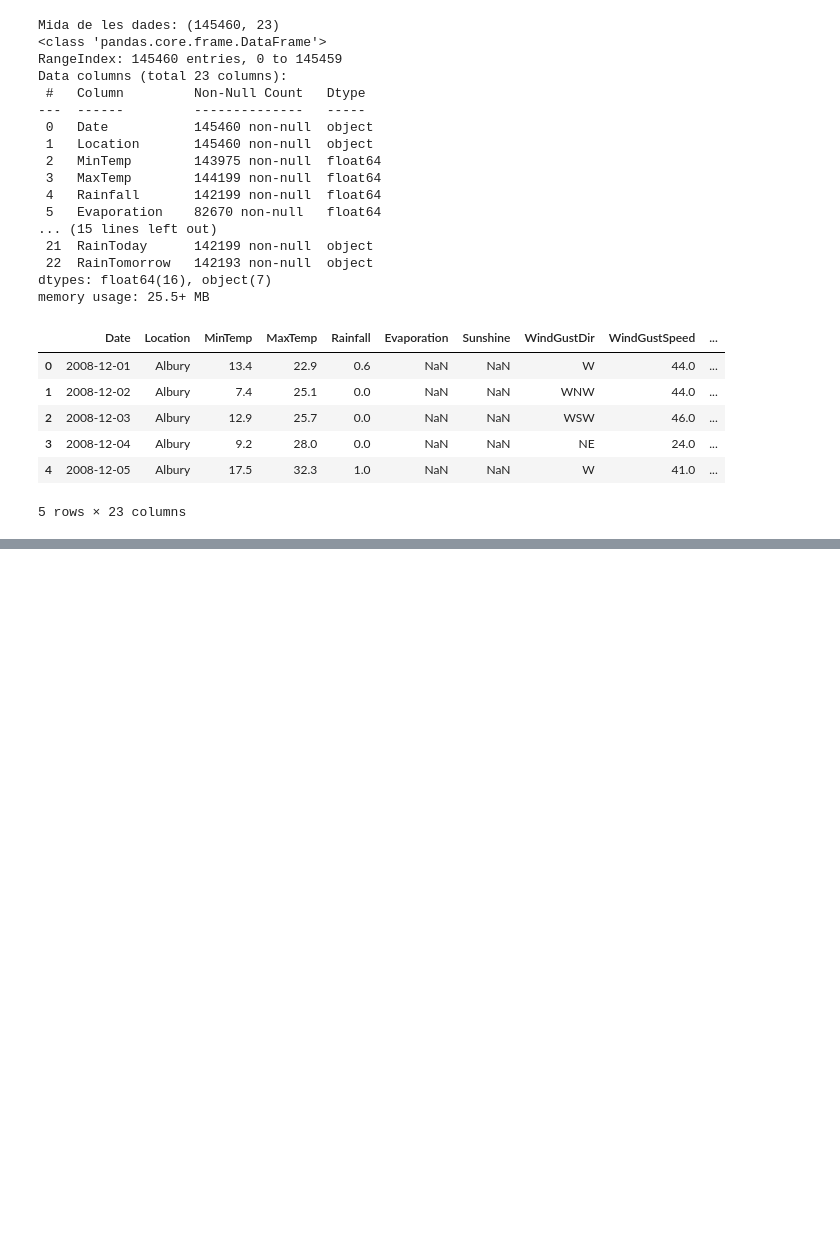
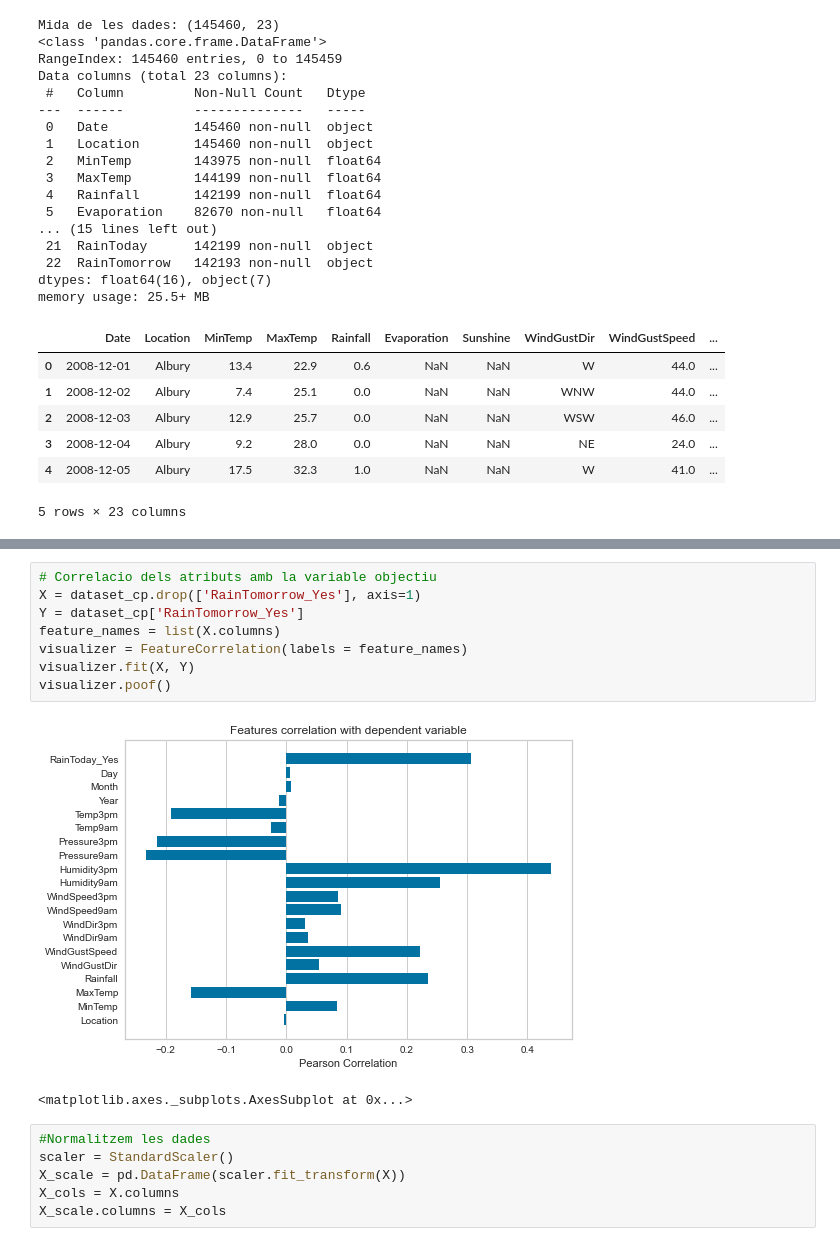
Before and after one commit to AlbaFernandezCor/Classification-wheatherAUS-dataset, a Jupyter notebook: practica2.ipynb, the cells around one changed output, grey strips where cells are left out. Drawn from its saved outputs; the diff is of its cells as text; blank space fills up the shorter version.

```diff
--- a/practica2.ipynb
+++ b/practica2.ipynb
@@ -159,0 +186,17 @@ ax = sns.heatmap(correlacio, annot=True, linewidths=.5, cmap = sns.diverging_pal
+# %%
+# Correlacio dels atributs amb la variable objectiu
+X = dataset_cp.drop(['RainTomorrow_Yes'], axis=1)
+Y = dataset_cp['RainTomorrow_Yes']
+feature_names = list(X.columns)
+visualizer = FeatureCorrelation(labels = feature_names)
+visualizer.fit(X, Y)
+visualizer.poof()
+# %% [output]
+[figure, added]
+<matplotlib.axes._subplots.AxesSubplot at 0x...>
+# %%
+#Normalitzem les dades
+scaler = StandardScaler()
+X_scale = pd.DataFrame(scaler.fit_transform(X))
+X_cols = X.columns
+X_scale.columns = X_cols
```
Also changed, not shown: parts of 15 cells of this notebook.
